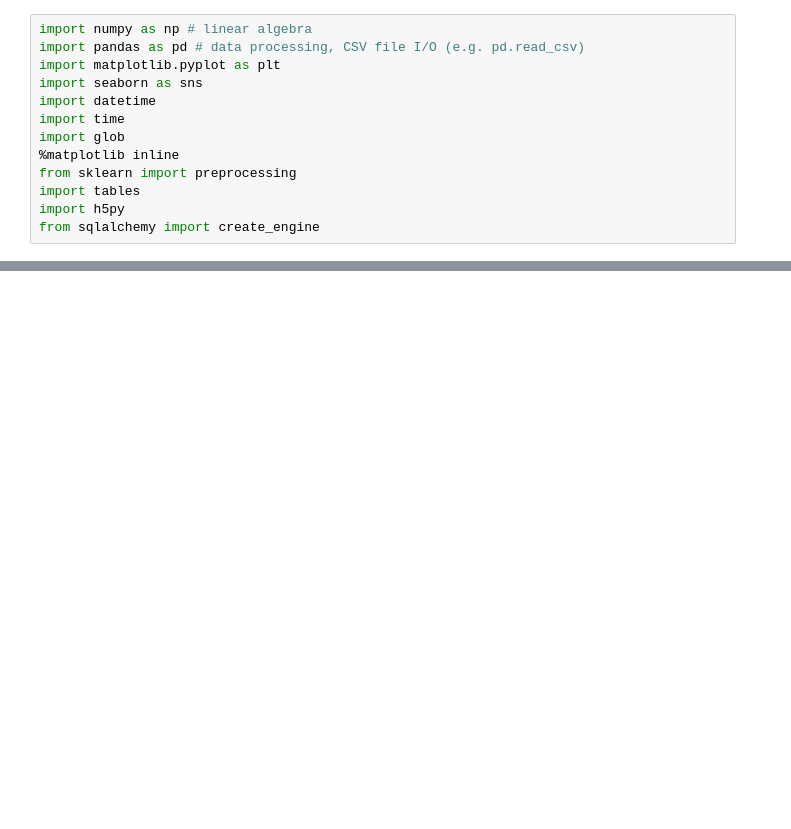
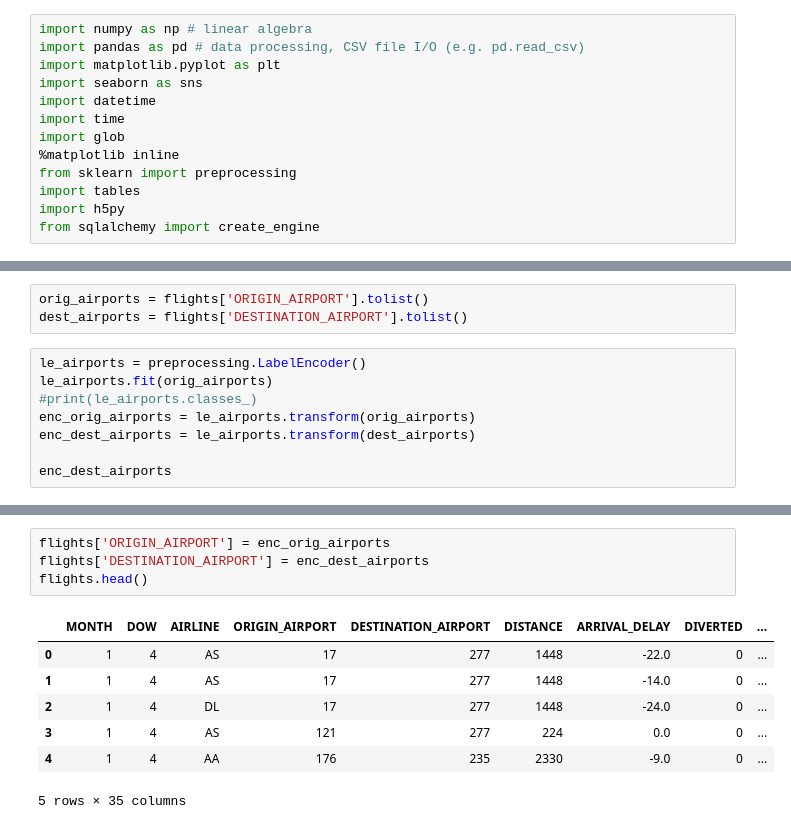
Before and after one commit to andrewwang2015/Predicting-Flight-Delays-Cancellations, a Jupyter notebook: OneHot_Encoding.ipynb, the cells around one changed output, grey strips where cells are left out. Cells and saved outputs as stored; diff of their text form; blank space fills up the shorter version.

```diff
--- a/OneHot_Encoding.ipynb
+++ b/OneHot_Encoding.ipynb
@@ -34,0 +25,11 @@ array([1, 1, 2, 6])
+# %%
+orig_airports = flights['ORIGIN_AIRPORT'].tolist()
+dest_airports = flights['DESTINATION_AIRPORT'].tolist()
+# %%
+le_airports = preprocessing.LabelEncoder()
+le_airports.fit(orig_airports)
+#print(le_airports.classes_)
+enc_orig_airports = le_airports.transform(orig_airports)
+enc_dest_airports = le_airports.transform(dest_airports)
+
+enc_dest_airports
@@ -34,0 +55,12 @@ array([1, 1, 2, 6])
+# %%
+flights['ORIGIN_AIRPORT'] = enc_orig_airports
+flights['DESTINATION_AIRPORT'] = enc_dest_airports
+flights.head()
+# %% [output]
+|  | MONTH | DOW | AIRLINE | ORIGIN_AIRPORT | DESTINATION_AIRPORT | DISTANCE | ARRIVAL_DELAY | DIVERTED | ... |
+| 0 | 1 | 4 | AS | 17 | 277 | 1448 | -22.0 | 0 | ... |
+| 1 | 1 | 4 | AS | 17 | 277 | 1448 | -14.0 | 0 | ... |
+| 2 | 1 | 4 | DL | 17 | 277 | 1448 | -24.0 | 0 | ... |
+| 3 | 1 | 4 | AS | 121 | 277 | 224 | 0.0 | 0 | ... |
+| 4 | 1 | 4 | AA | 176 | 235 | 2330 | -9.0 | 0 | ... |
+5 rows × 35 columns
```
Also changed, not shown: parts of 11 cells of this notebook, 1 other file.
